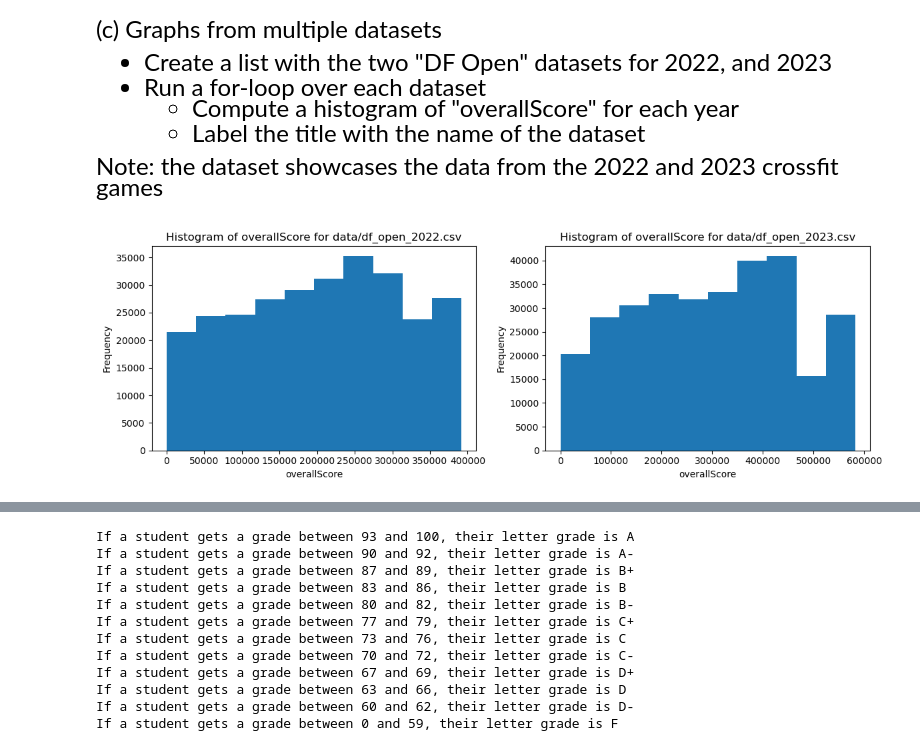
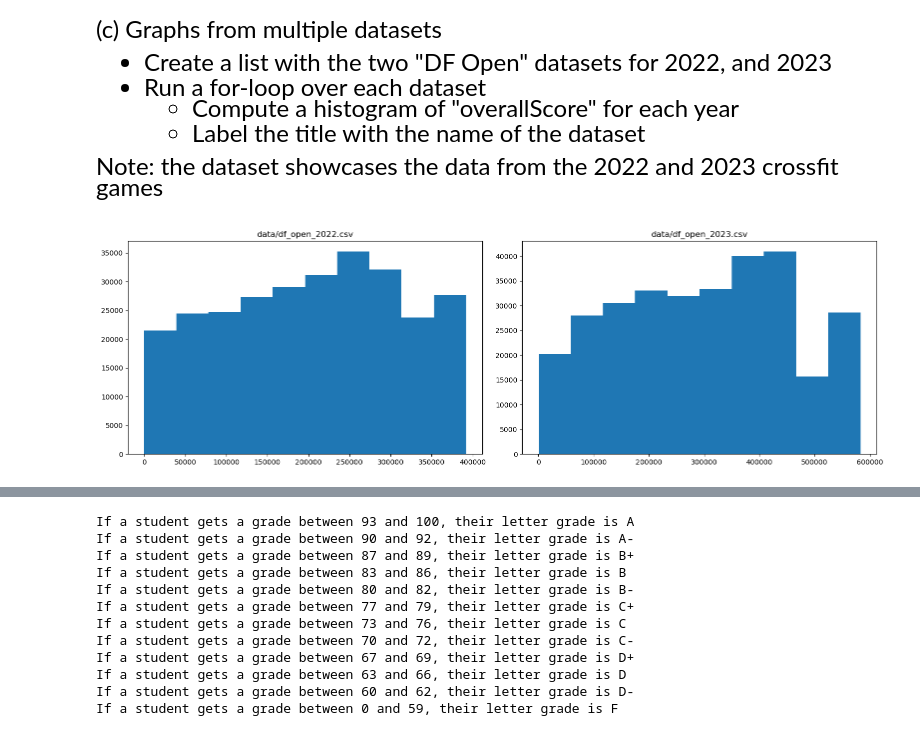
Before and after one commit to AidanLi25/qtm151_fall_2023, a Jupyter notebook: assingments/assignment4/assignment4.ipynb, the cells around one changed output, grey strips where cells are left out. Saved outputs shown, nothing was run; the diff lists cells and outputs as text; code cells hidden in the pictures.

```diff
--- a/assingments/assignment4/assignment4.ipynb
+++ b/assingments/assignment4/assignment4.ipynb
@@ -74,26 +74,23 @@ Note: the dataset showcases the data from the 2022 and 2023 crossfit games
 # %%
 # Note "overallScore" is the final score each candidate achieved
 
 # Hint: Before you write the loop, test your code out by opening an individual dataset
 # Once you're sure the code works and you're familiar with the data, run the loop
 
+list_df_open = ["data/df_open_2022.csv", "data/df_open_2023.csv"]
+fig, list_subfig = plt.subplots(1, 2, figsize=(16, 5))
 
-list_df_open = ["data/df_open_2022.csv", "data/df_open_2023.csv"]
-fig, list_subfig = plt.subplots(1, 2, figsize=(12, 4))
+for index, data in enumerate(list_df_open):
+    overall_score = pd.read_csv(data)
+    graph = list_subfig[index]
 
-for index, dataset in enumerate(list_df_open):
-    overall_score = pd.read_csv(dataset)
-    ax = list_subfig[index]  # Get the current subplot
+    graph.hist(overall_score["overallScore"])
+    graph.set_title(data)
 
-    ax.hist(overall_score["overallScore"])
-    ax.set_title(f"Histogram of overallScore for {dataset}")
-    ax.set_xlabel("overallScore")
-    ax.set_ylabel("Frequency")
-
-plt.tight_layout()  # Ensure proper spacing between subplots
+plt.tight_layout()
 plt.show()
 # %% [output]
-[figure, old version]
+[figure, new version]
 # %% [markdown]
 <font size = "5">
 
```
Also changed, not shown: parts of 1 cell of this notebook.
